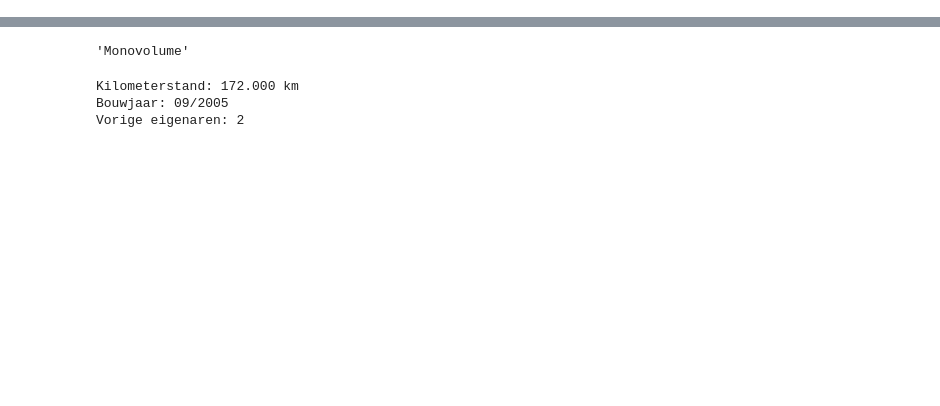
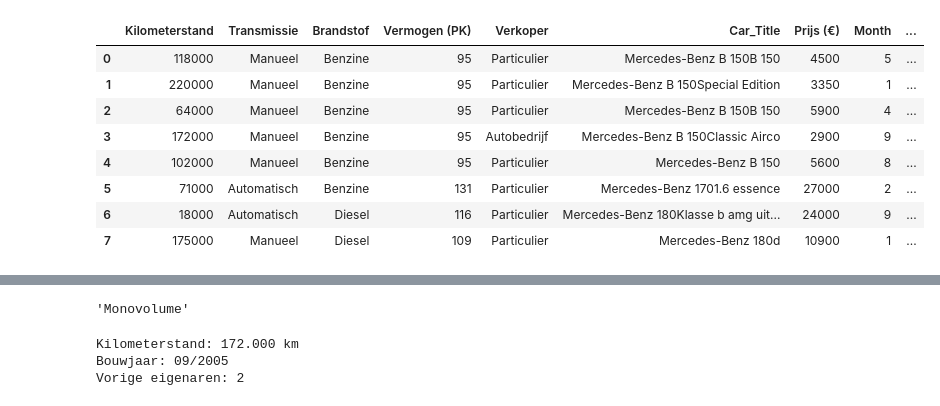
Before and after one commit to Ruben-Boeckx/Car-webscraping, a Jupyter notebook: Untitled-1.ipynb, the cells around one changed output, grey strips where cells are left out. Saved outputs shown, nothing was run; the diff lists cells and outputs as text; code cells hidden in the pictures; blank space fills up the shorter version.

```diff
--- a/Untitled-1.ipynb
+++ b/Untitled-1.ipynb
@@ -3,0 +50,8 @@ from bs4 import BeautifulSoup
+# %%
+all_data.rename(columns={"Item_1":"Kilometerstand",
+                   "Item_2":"Transmissie",
+                   "Item_3":"Bouwjaar",
+                   "Item_4":"Brandstof",
+                   "Item_5":"Vermogen (PK)",
+                   "Item_6":"Verkoper",},
+                   inplace=True)
@@ -4 +70,21 @@ from bs4 import BeautifulSoup
+# %%
+all_data['Kilometerstand'] = all_data['Kilometerstand'].str.replace(' km', '', regex=False).str.replace('.', '').astype(int)
+all_data[['Month', 'Year']] = all_data['Bouwjaar'].str.split('/', expand=True).astype(int)
+all_data.drop(columns=['Bouwjaar'], inplace=True)
+all_data['Vermogen (PK)'] = all_data['Vermogen (PK)'].str.extract(r'\((\d+)\s*PK\)')[0]
+all_data['Vermogen (PK)'] = all_data['Vermogen (PK)'].astype(int)
+all_data['Prijs (€)'] = all_data['Prijs (€)'].str.extract(r'(\d{1,3}(?:\.\d{3})*)')[0]
+all_data['Prijs (€)'] = all_data['Prijs (€)'].str.replace('.', '', regex=False).astype(int)
+# %%
+all_data
+# %% [output]
+|  | Kilometerstand | Transmissie | Brandstof | Vermogen (PK) | Verkoper | Car_Title | Prijs (€) | Month | ... |
+| 0 | 118000 | Manueel | Benzine | 95 | Particulier | Mercedes-Benz B 150B 150 | 4500 | 5 | ... |
+| 1 | 220000 | Manueel | Benzine | 95 | Particulier | Mercedes-Benz B 150Special Edition | 3350 | 1 | ... |
+| 2 | 64000 | Manueel | Benzine | 95 | Particulier | Mercedes-Benz B 150B 150 | 5900 | 4 | ... |
+| 3 | 172000 | Manueel | Benzine | 95 | Autobedrijf | Mercedes-Benz B 150Classic Airco | 2900 | 9 | ... |
+| 4 | 102000 | Manueel | Benzine | 95 | Particulier | Mercedes-Benz B 150 | 5600 | 8 | ... |
+| 5 | 71000 | Automatisch | Benzine | 131 | Particulier | Mercedes-Benz 1701.6 essence | 27000 | 2 | ... |
+| 6 | 18000 | Automatisch | Diesel | 116 | Particulier | Mercedes-Benz 180Klasse b amg uit... | 24000 | 9 | ... |
+| 7 | 175000 | Manueel | Diesel | 109 | Particulier | Mercedes-Benz 180d | 10900 | 1 | ... |
 # %%
```
Also changed, not shown: parts of 9 cells of this notebook.
